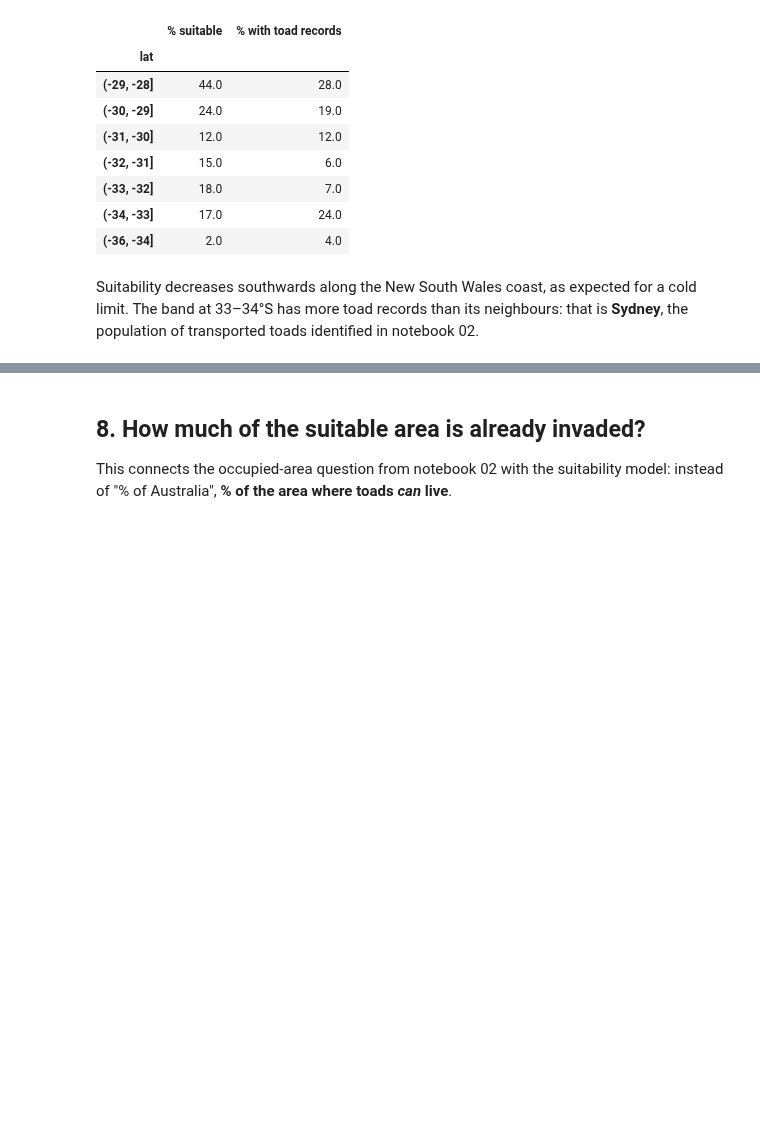
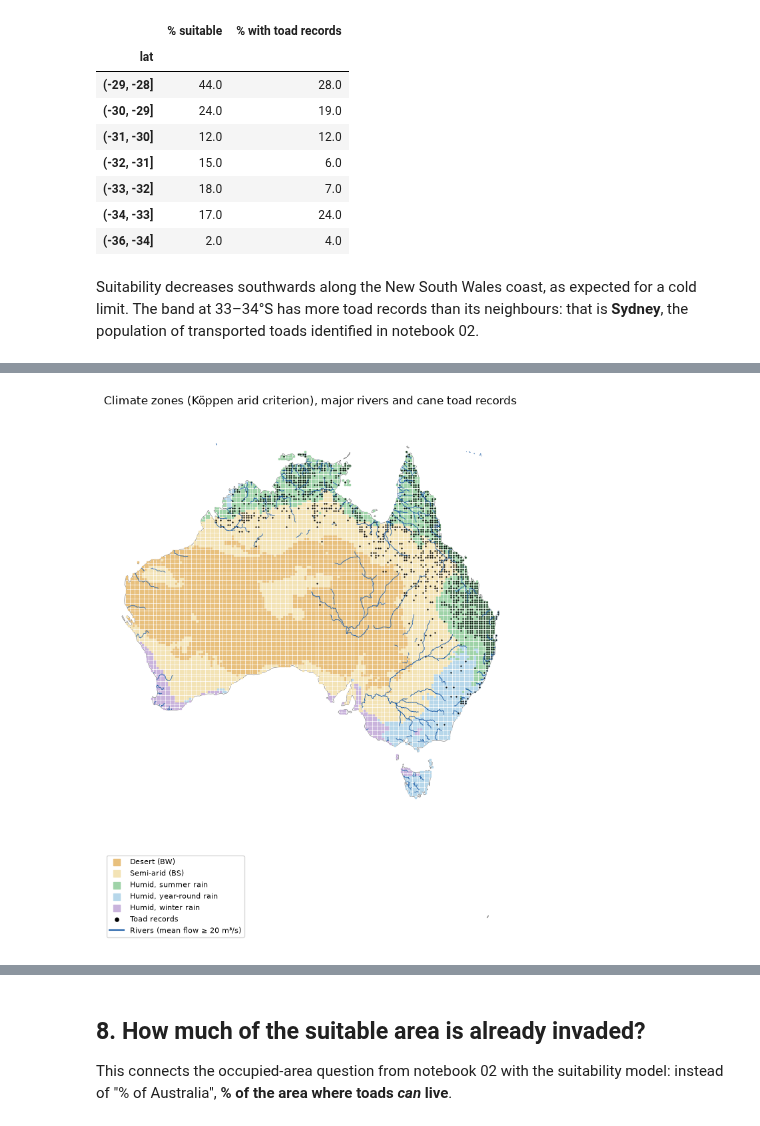
Before and after one commit to shalomilan/cane-toad-invasion, a Jupyter notebook: notebooks/03_habitat_suitability.ipynb, the cells around one changed output, grey strips where cells are left out. Drawn from its saved outputs; the diff is of its cells as text; code cells hidden in the pictures; blank space fills up the shorter version.

```diff
--- a/notebooks/03_habitat_suitability.ipynb
+++ b/notebooks/03_habitat_suitability.ipynb
@@ -324,0 +335,30 @@ Suitability decreases southwards along the New South Wales coast, as expected fo
+# %%
+from environment import major_rivers
+
+ZONE_COLOURS = {
+    "Desert (BW)": "#e8c07d",
+    "Semi-arid (BS)": "#f3e3b5",
+    "Humid, summer rain": "#9fd3a8",
+    "Humid, year-round rain": "#b7d7ea",
+    "Humid, winter rain": "#c9b3dc",
+}
+rivers = major_rivers(min_discharge_m3s=20)
+
+fig, ax = plt.subplots(figsize=(10, 8.5))
+australia.plot(ax=ax, color="white", edgecolor="grey", linewidth=0.5)
+for zone, colour in ZONE_COLOURS.items():
+    zone_cells = cells.loc[cells["climate_zone"] == zone]
+    ax.scatter((zone_cells["cx"] + 0.5) * CELL_SIZE_M, (zone_cells["cy"] + 0.5) * CELL_SIZE_M,
+               c=colour, s=1.6, marker="s", label=zone)
+rivers.plot(ax=ax, color="#1f5fa8", linewidth=0.6)
+toads = cells.loc[cells["toad"] == 1]
+ax.scatter((toads["cx"] + 0.5) * CELL_SIZE_M, (toads["cy"] + 0.5) * CELL_SIZE_M,
+           s=0.4, c="black", label="Toad records")
+ax.plot([], [], color="#1f5fa8", label="Rivers (mean flow ≥ 20 m³/s)")
+ax.legend(loc="lower left", markerscale=6, fontsize=8)
+ax.set_axis_off()
+ax.set_title("Climate zones (Köppen arid criterion), major rivers and cane toad records")
+plt.tight_layout()
+plt.savefig(FIGURES / "03_climate_zones.png", dpi=150)
+# %% [output]
+[figure, added]
```
Also changed, not shown: parts of 6 cells of this notebook, 3 other files.
